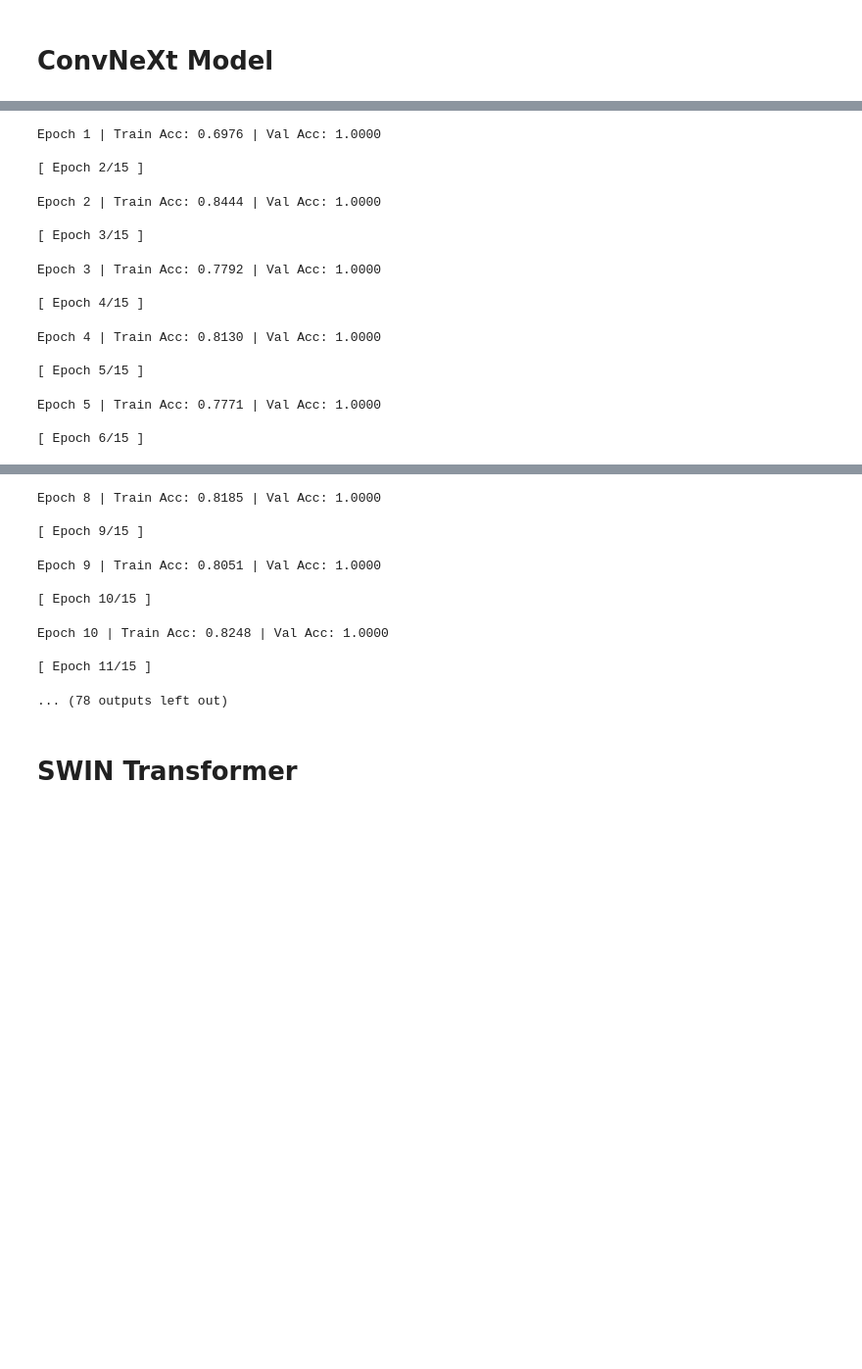
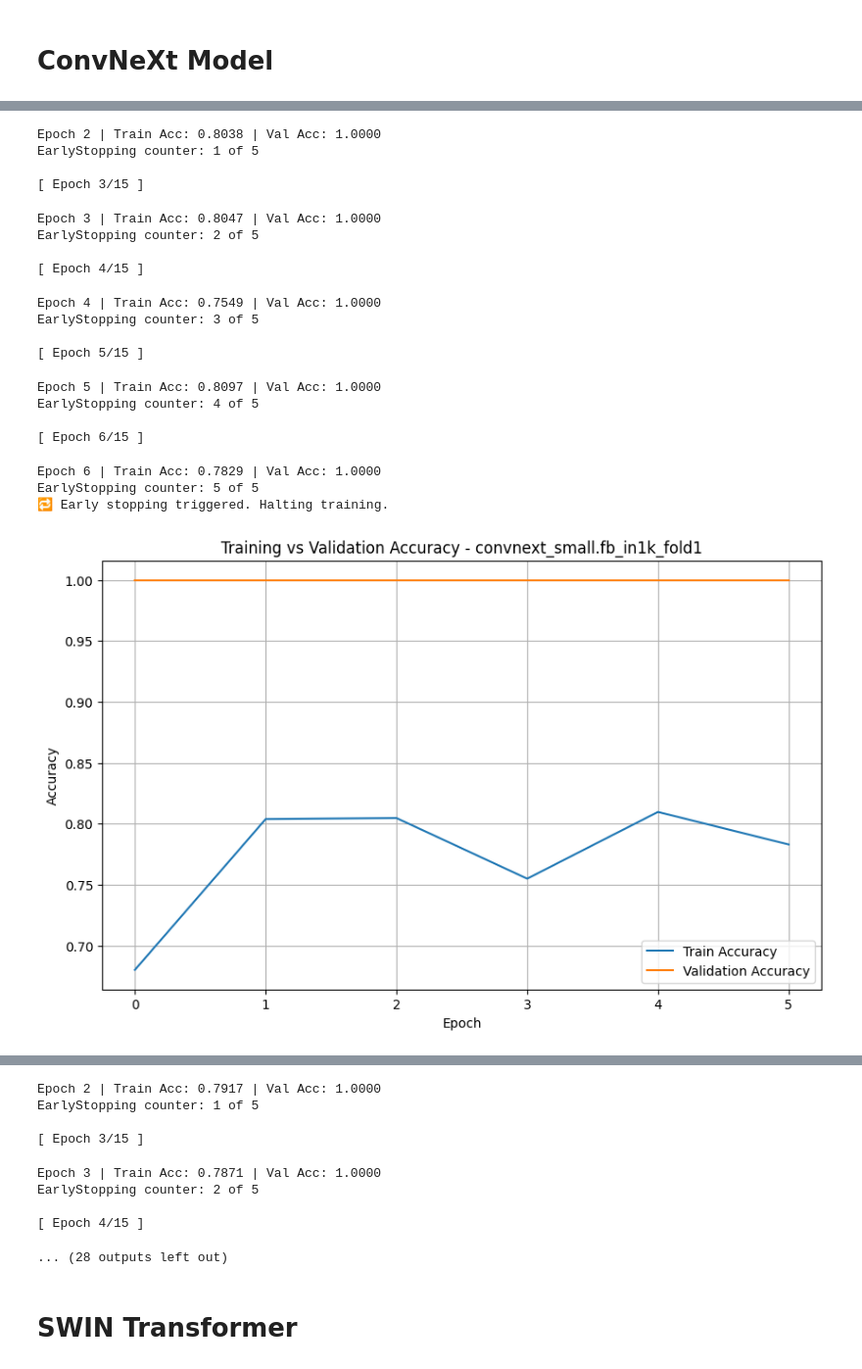
Before and after one commit to rohit-sram/test-IIM, a Jupyter notebook: shared_head/model_training.ipynb, the cells around one changed output, grey strips where cells are left out. Shown: that part at 98% size. Drawn from its saved outputs; the diff is of its cells as text; code cells hidden in the pictures; blank space fills up the shorter version.

```diff
--- a/shared_head/model_training.ipynb
+++ b/shared_head/model_training.ipynb
@@ -141,8 +141,9 @@ def plot_metrics(train_accs, val_accs, model_name, save_path):
     plt.ylabel('Accuracy')
     plt.legend()
     plt.grid(True)
-    save_path = save_path / f'{model_name}_accuracy_plot.png'
-    plt.savefig(save_path)
+    plot_path = save_path / f'{model_name}_accuracy_plot.png'
+    plt.savefig(plot_path)
+    plt.show()
     plt.close()
 # %%
 #  Mixup Training
@@ -157,5 +160,17 @@ def mixup_data(x, y, alpha=1.0):
 def mixup_criterion(pred, y_a, y_b, lam):
     return lam * F.cross_entropy(pred, y_a) + (1 - lam) * F.cross_entropy(pred, y_b)
+# %%
+## NEW
+
+def entropy_loss(logits):
+    p = F.softmax(logits, dim=1)
+    return -torch.mean(torch.sum(p * torch.log(p + 1e-6), dim=1))
+
+def mixup_criterion(pred, y_a, y_b, lam, entropy_weight=0.05):
+    ce_a = F.cross_entropy(pred, y_a, label_smoothing=0.1)
+    ce_b = F.cross_entropy(pred, y_b, label_smoothing=0.1)
+    ent = entropy_loss(pred)
+    return lam * ce_a + (1 - lam) * ce_b + entropy_weight * ent
 # %% [markdown]
 ### ORIGINAL TRAINING PIPELINE - WITHOUT CROSS VALIDATION
 # %%
@@ -374,3 +486,9 @@ def train_model(model_name, train_csv, test_csv, root_dir, save_path):
+# %%
+model_configs = [
+    ("swin_small_patch4_window7_224.ms_in1k", "swin_model.pth"),
+    ("coatnet_1_rw_224.sw_in1k", "coatnet_model.pth"),
+    ("convnext_small.fb_in1k", "convnext_model.pth")
+]
 # %%
 from sklearn.model_selection import StratifiedKFold
 
@@ -389,7 +501,9 @@ model_configs
 model_id = 2  # Example: ConvNeXt
 model_name = model_configs[model_id][0]
 history = model_configs[model_id][1]
-save_path = ROOT_DIR / "models" / history
+save_path = ROOT_DIR / "models" / history.split('.')[0]
+plot_save_path = Path("C:/Users/rsriram3/Documents/ind_study/test-IIM") / "figures" / "shared_head_figures" / history.split('.')[0]
+plot_save_path.mkdir(parents=True, exist_ok=True)
 # %%
 # Create folds directory
 FOLDS_DIR = OUTPUT_DIR / "folds"
@@ -407,15 +521,12 @@ for fold, (train_idx, val_idx) in enumerate(skf.split(full_df, full_df['label'])
     train_df.to_csv(train_fold_path, index=False)
     val_df.to_csv(val_fold_path, index=False)
 
-    model_save_path = save_path  / f"{model_name}_fold{fold+1}.pth"
-    model_save_path.mkdir(parents=True, exist_ok=True)
-    torch.save(model.state_dict(), model_save_path / f"{model_name}_fold{fold}.pth")
-
-
     # Call training using paths
-    model, train_accs, val_accs = train_model(model_name, train_fold_path, val_fold_path, ROOT_DIR, save_path)
+    save_path.mkdir(parents=True, exist_ok=True)
+    model_save_path = save_path / f"{model_name}_fold{fold+1}.pth"
+    model, train_accs, val_accs = train_model(model_name, train_fold_path, val_fold_path, ROOT_DIR, model_save_path)
 
     # Plot
-    plot_metrics(train_accs, val_accs, f"{model_name}_fold{fold+1}")
+    plot_metrics(train_accs, val_accs, f"{model_name}_fold{fold+1}", plot_save_path)
 # %% [output]
  Fold 1
@@ -423,15 +538,20 @@ for fold, (train_idx, val_idx) in enumerate(skf.split(full_df, full_df['label'])
-Epoch 1 | Train Acc: 0.6976 | Val Acc: 1.0000
+Epoch 2 | Train Acc: 0.8038 | Val Acc: 1.0000
+EarlyStopping counter: 1 of 5
 
-[ Epoch 2/15 ]
+[ Epoch 3/15 ]
-Epoch 2 | Train Acc: 0.8444 | Val Acc: 1.0000
+Epoch 3 | Train Acc: 0.8047 | Val Acc: 1.0000
+EarlyStopping counter: 2 of 5
 
-[ Epoch 3/15 ]
+[ Epoch 4/15 ]
-Epoch 3 | Train Acc: 0.7792 | Val Acc: 1.0000
+Epoch 4 | Train Acc: 0.7549 | Val Acc: 1.0000
+EarlyStopping counter: 3 of 5
 
-[ Epoch 4/15 ]
+[ Epoch 5/15 ]
-Epoch 4 | Train Acc: 0.8130 | Val Acc: 1.0000
+Epoch 5 | Train Acc: 0.8097 | Val Acc: 1.0000
+EarlyStopping counter: 4 of 5
 
-[ Epoch 5/15 ]
+[ Epoch 6/15 ]
-Epoch 5 | Train Acc: 0.7771 | Val Acc: 1.0000
-
-[ Epoch 6/15 ]
+Epoch 6 | Train Acc: 0.7829 | Val Acc: 1.0000
+EarlyStopping counter: 5 of 5
+🔁 Early stopping triggered. Halting training.
+[figure, added]
@@ -444,13 +564,12 @@ Epoch 7 | Train Acc: 0.8218 | Val Acc: 1.0000
-Epoch 8 | Train Acc: 0.8185 | Val Acc: 1.0000
+Epoch 2 | Train Acc: 0.7917 | Val Acc: 1.0000
+EarlyStopping counter: 1 of 5
 
-[ Epoch 9/15 ]
+[ Epoch 3/15 ]
-Epoch 9 | Train Acc: 0.8051 | Val Acc: 1.0000
+Epoch 3 | Train Acc: 0.7871 | Val Acc: 1.0000
+EarlyStopping counter: 2 of 5
 
-[ Epoch 10/15 ]
+[ Epoch 4/15 ]
-Epoch 10 | Train Acc: 0.8248 | Val Acc: 1.0000
-
-[ Epoch 11/15 ]
+... (28 outputs left out)
-... (78 outputs left out)
 # %% [markdown]
 # SWIN Transformer
 # %%
```
Also changed, not shown: parts of 19 cells of this notebook, 2 other files.
